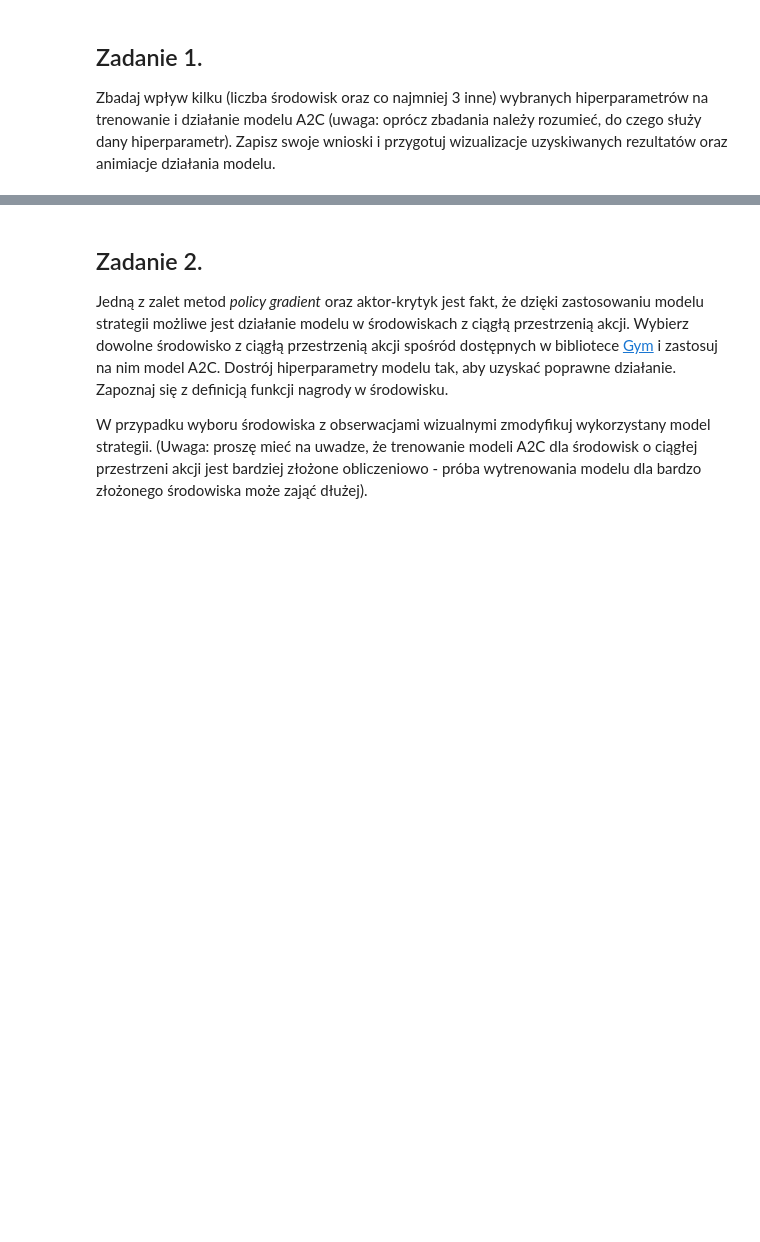
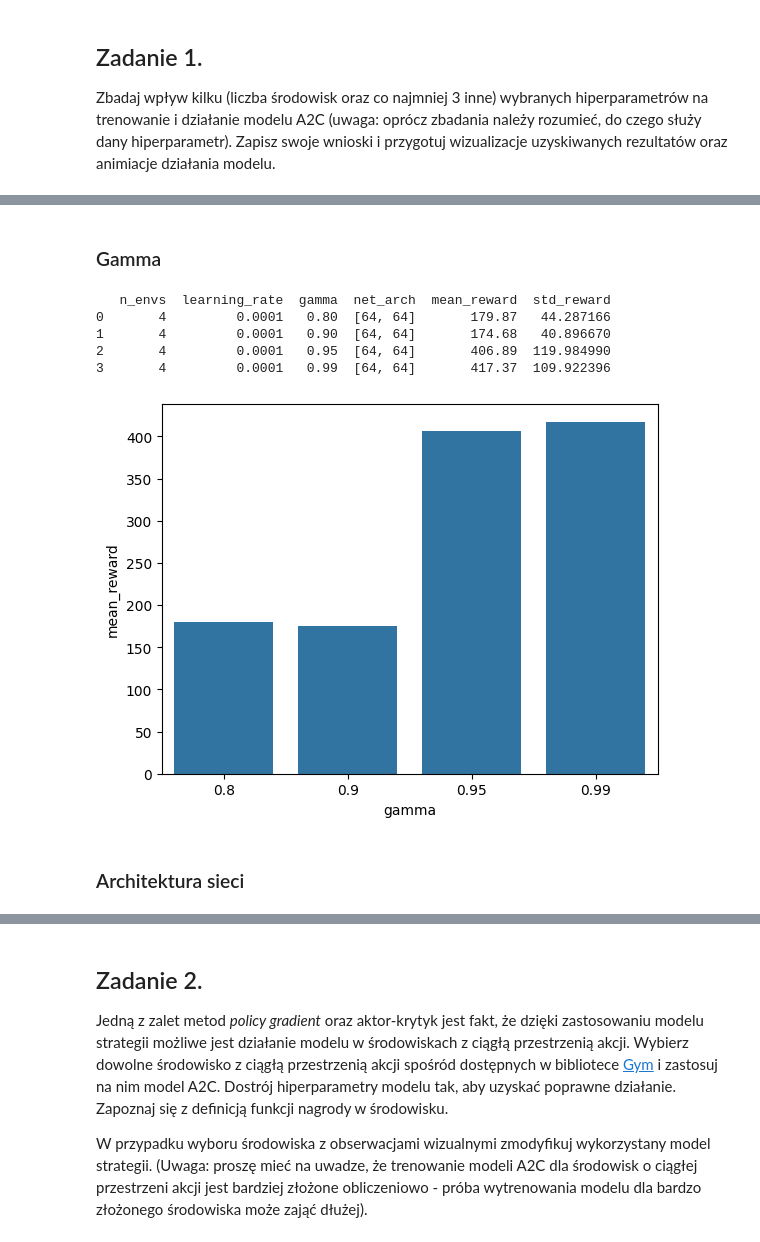
Before and after one commit to piotrdurniat/deep-neural-networks-lab, a Jupyter notebook: lab-14/lab14.ipynb, the cells around one changed output, grey strips where cells are left out. Saved outputs shown, nothing was run; the diff lists cells and outputs as text; code cells hidden in the pictures; blank space fills up the shorter version.

```diff
--- a/lab-14/lab14.ipynb
+++ b/lab-14/lab14.ipynb
@@ -198,0 +385,30 @@ Zbadaj wpływ kilku (liczba środowisk oraz co najmniej 3 inne) wybranych hiperp
+# %% [markdown]
+### Gamma
+# %%
+gammas = [0.8, 0.9, 0.95, 0.99]
+results_gamma = []
+
+for gamma in gammas:
+    result = train_and_evaluate_model(
+        n_envs=4,
+        lr=1e-4,
+        gamma=gamma,
+        batch_size=64,
+        net_arch=[64, 64],
+        verbose=0,
+    )
+    results_gamma.append(result)
+
+df_gamma = pd.DataFrame(results_gamma)
+print(df_gamma)
+sns.barplot(x="gamma", y="mean_reward", data=df_gamma)
+plt.show()
+# %% [output]
+   n_envs  learning_rate  gamma  net_arch  mean_reward  std_reward
+0       4         0.0001   0.80  [64, 64]       179.87   44.287166
+1       4         0.0001   0.90  [64, 64]       174.68   40.896670
+2       4         0.0001   0.95  [64, 64]       406.89  119.984990
+3       4         0.0001   0.99  [64, 64]       417.37  109.922396
+[figure, added]
+# %% [markdown]
+### Architektura sieci
```
Also changed, not shown: parts of 13 cells of this notebook.
